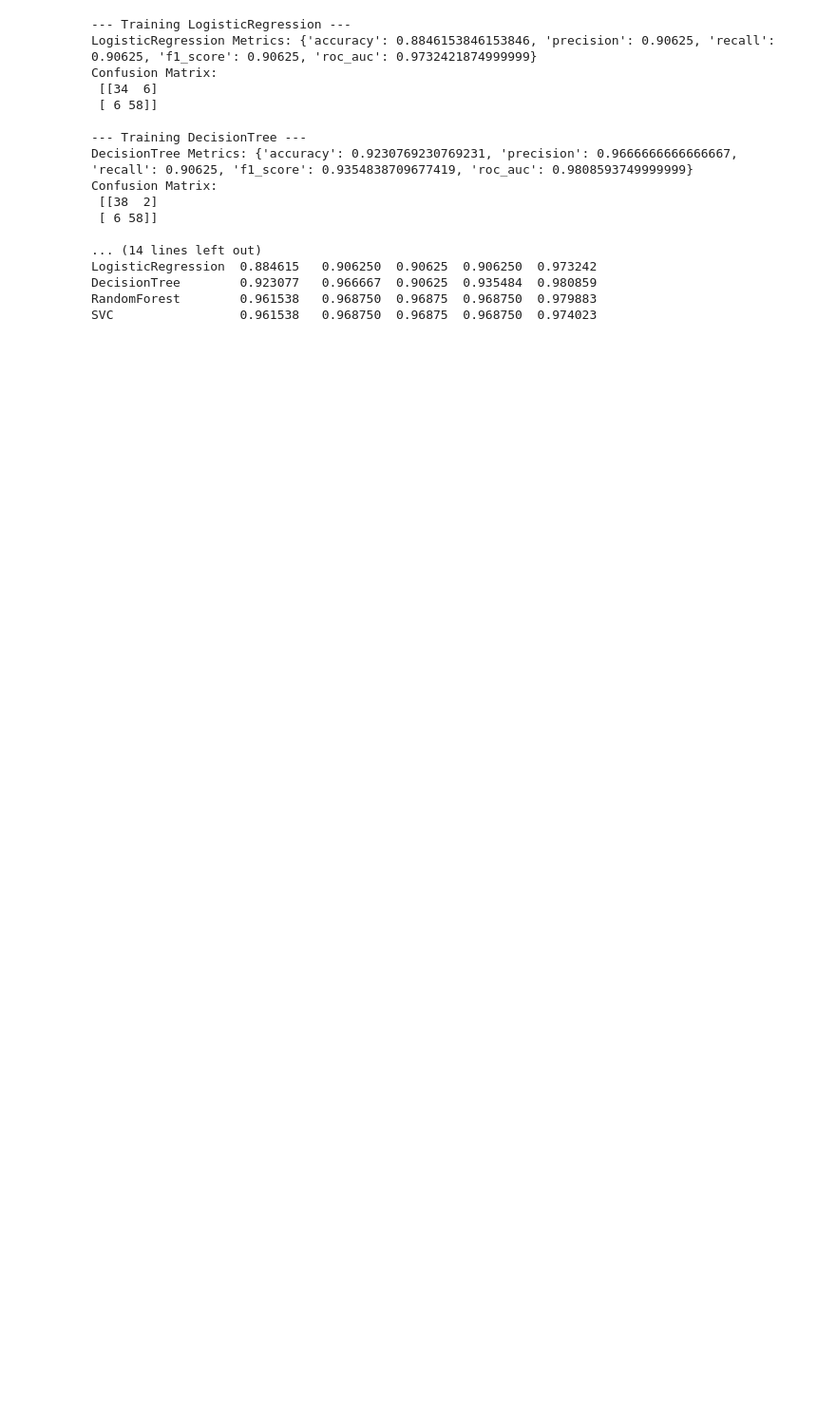
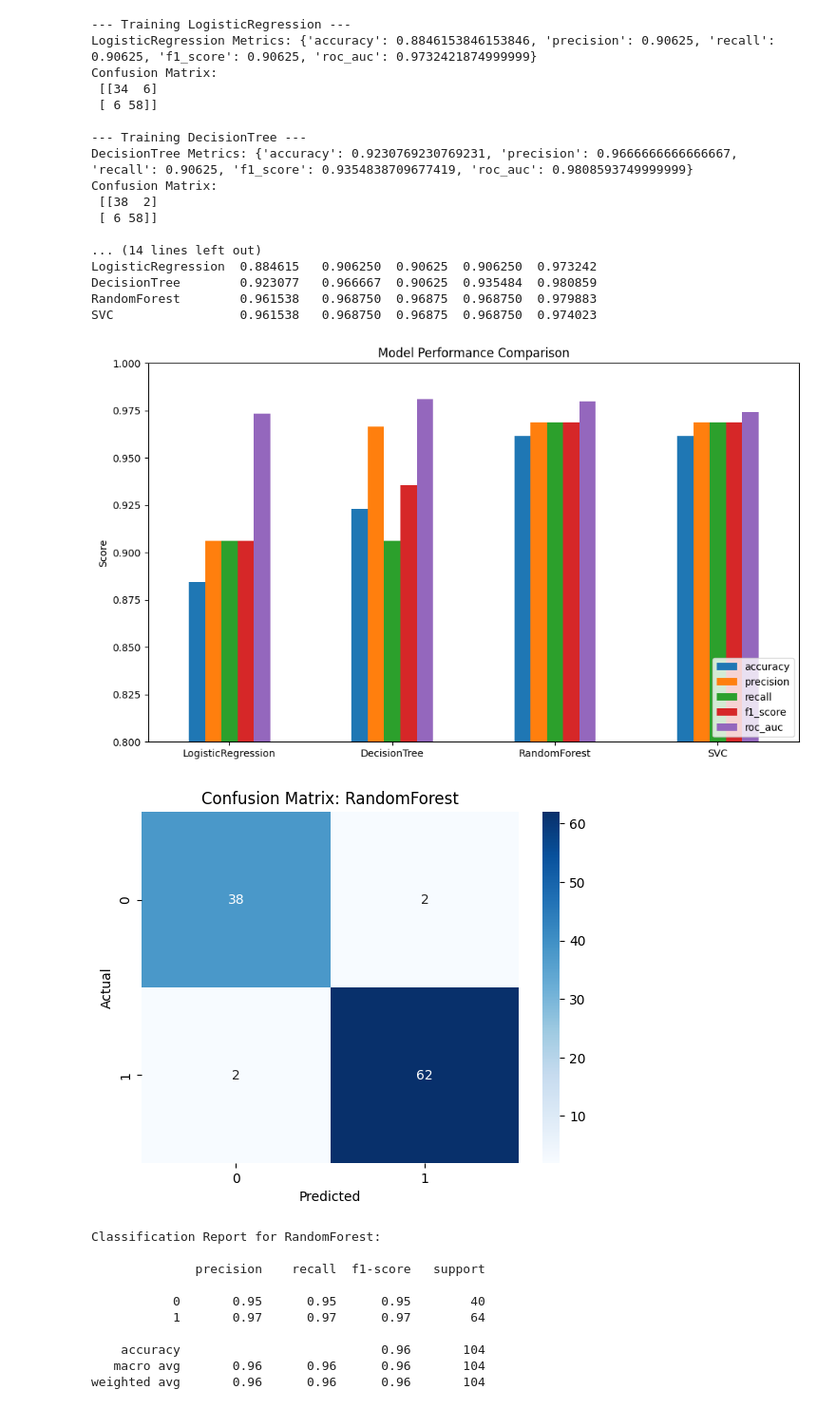
Before and after one commit to nisarg57/Patient-Risk-Prediction, a Jupyter notebook: notebooks/diabetes_prediction_eda_modeling.ipynb, the cells around one changed output. Shown: that part at 95% size. Drawn from its saved outputs; the diff is of its cells as text; code cells hidden in the pictures; blank space fills up the shorter version.

Commit message:
Completed initial EDA and model training in notebook

```diff
--- a/notebooks/diabetes_prediction_eda_modeling.ipynb
+++ b/notebooks/diabetes_prediction_eda_modeling.ipynb
@@ -112,4 +88,45 @@ LogisticRegression  0.884615   0.906250  0.90625  0.906250  0.973242
 DecisionTree        0.923077   0.966667  0.90625  0.935484  0.980859
 RandomForest        0.961538   0.968750  0.96875  0.968750  0.979883
 SVC                 0.961538   0.968750  0.96875  0.968750  0.974023
+# %%
+
+# Analytics: Summarize and visualize model performance
+ax = results_df[metrics_to_plot].plot(kind='bar', figsize=(10, 6))
+for p in ax.patches:
+    ax.annotate(f"{p.get_height():.2f}",
+                (p.get_x() + p.get_width() / 2, p.get_height()),
+                ha='center', va='bottom', fontsize=9)
+plt.close()
+# Ploting
+metrics_to_plot = ['accuracy', 'precision', 'recall', 'f1_score', 'roc_auc']
+results_df[metrics_to_plot].plot(kind='bar', figsize=(10, 6))
+plt.title('Model Performance Comparison')
+plt.ylabel('Score')
+plt.ylim(0.8, 1.0)
+plt.xticks(rotation=0)
+plt.legend(loc='lower right')
+plt.tight_layout()
+plt.show()
+sns.heatmap(cm, annot=True, fmt='d', cmap='Blues')
+plt.title(f'Confusion Matrix: {best_model_name}')
+plt.xlabel('Predicted')
+plt.ylabel('Actual')
+plt.show()
+
+# Classification
+print(f"Classification Report for {best_model_name}:\n")
+print(classification_report(y_test, y_pred))
+# %% [output]
+[figure, added]
+[figure, added]
+Classification Report for RandomForest:
+
+              precision    recall  f1-score   support
+
+           0       0.95      0.95      0.95        40
+           1       0.97      0.97      0.97        64
+
+    accuracy                           0.96       104
+   macro avg       0.96      0.96      0.96       104
+weighted avg       0.96      0.96      0.96       104
 # %%
```
Also changed, not shown: parts of 8 cells of this notebook, 3 other files.
